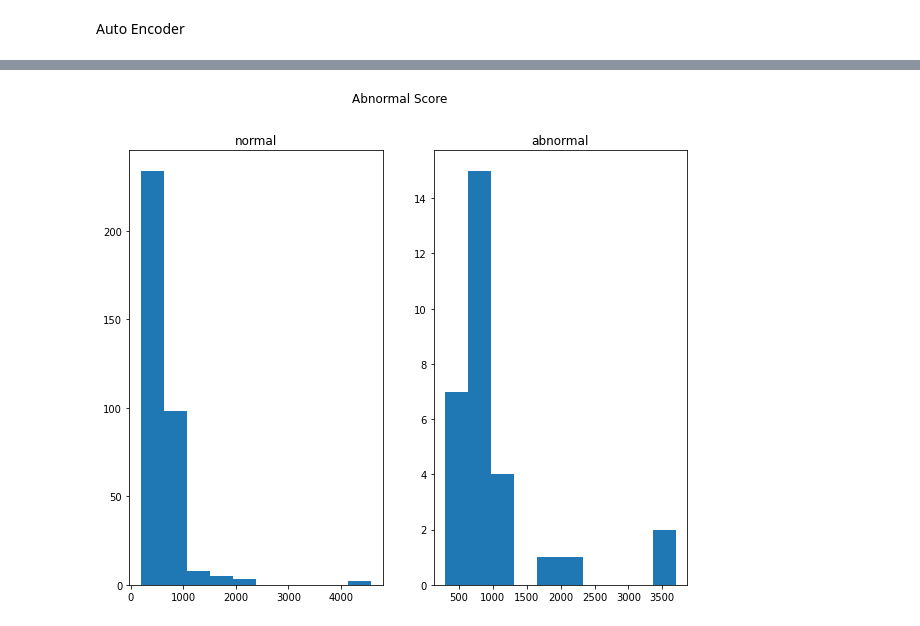
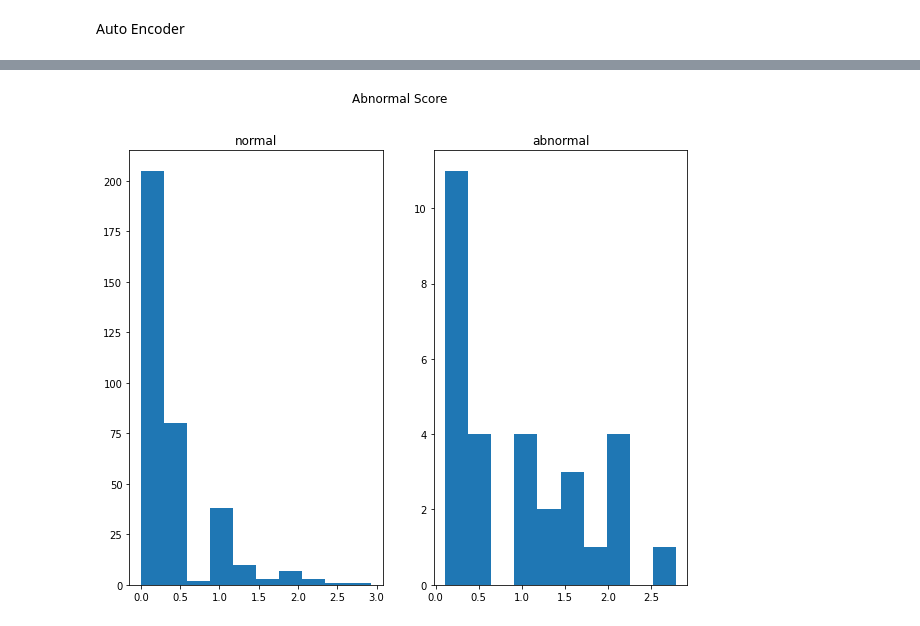
Before and after one commit to nsm4421/python, a Jupyter notebook: Deep learning/Pytorch/AutoEncoder/AutoEncoder.ipynb, the cells around one changed output, grey strips where cells are left out. Drawn from its saved outputs; the diff is of its cells as text; code cells hidden in the pictures.

```diff
--- a/Deep learning/Pytorch/AutoEncoder/AutoEncoder.ipynb
+++ b/Deep learning/Pytorch/AutoEncoder/AutoEncoder.ipynb
@@ -159,14 +159,14 @@ def abnomaly_score(x):
     result = torch.square(AE_output-x).sum().item()
     return result
 # %%
-score_normal = [abnomaly_score(x) for x in x_normal]
-score_abnormal = [abnomaly_score(x) for x in x_abnormal]
+score_normal = [abnomaly_score(x) for x in x_normal_scaled]
+score_abnormal = [abnomaly_score(x) for x in x_abnormal_scaled]
 fig, ax = plt.subplots(1, 2, figsize = (10, 8))
 plt.suptitle('Abnormal Score')
 ax[0].set_title('normal')
 ax[0].hist(score_normal)
 ax[1].set_title('abnormal')
 ax[1].hist(score_abnormal)
 plt.show()
 # %% [output]
-[figure, old version]
+[figure, new version]
```
Also changed, not shown: parts of 1 cell of this notebook.
